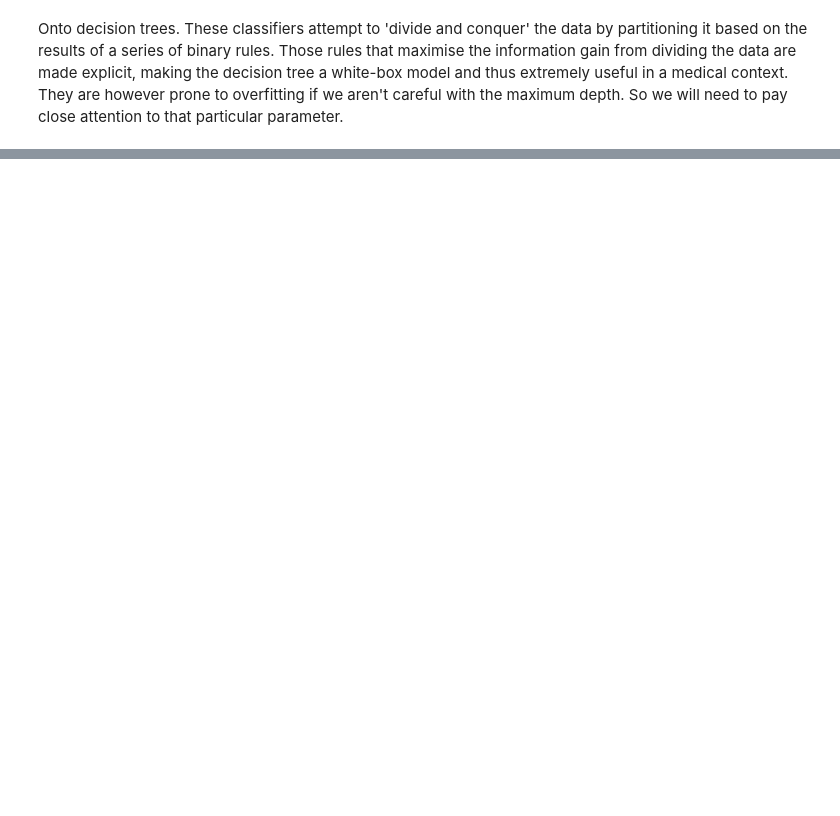
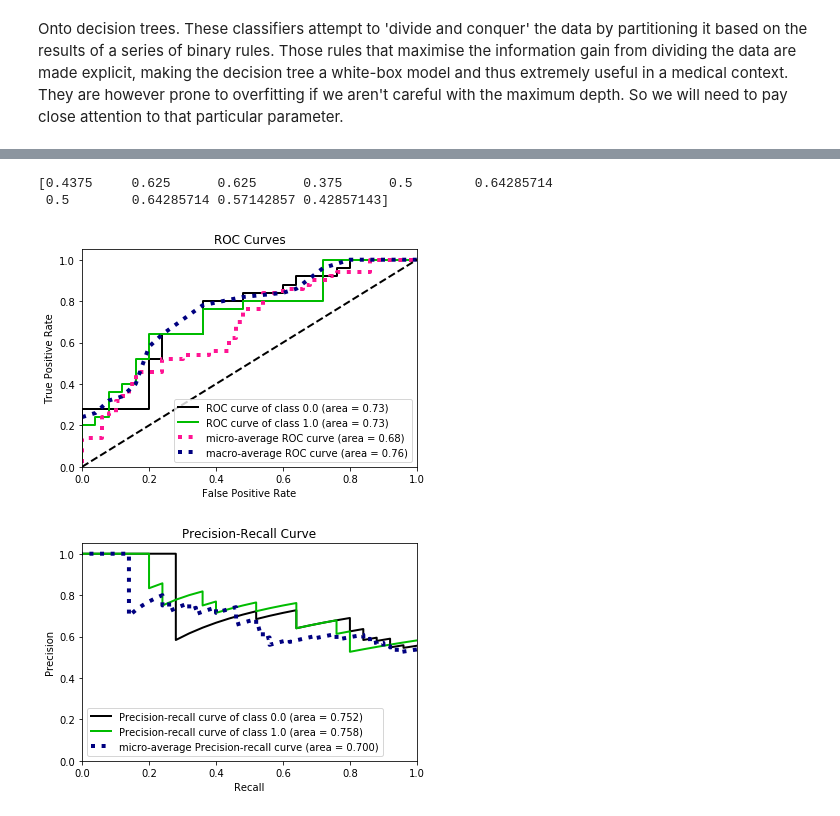
Before and after one commit to danielsoutar/CS4098, a Jupyter notebook: Modelling and Evaluation.ipynb, the cells around one changed output, grey strips where cells are left out. Saved outputs shown, nothing was run; the diff lists cells and outputs as text; code cells hidden in the pictures; blank space fills up the shorter version.

```diff
--- a/Modelling and Evaluation.ipynb
+++ b/Modelling and Evaluation.ipynb
@@ -427,0 +415,13 @@ clf = GridSearchCV
+# %%
+m = 115
+upper = 5
+
+X, y, positives = Loader.load_new_dataset_singular(m=115, upper=upper, display_plot=True, pretty_print=True)
+
+features = [str(i+1) for i in range(X.shape[1])]
+features[-1] = features[-1] + '+'
+
+X_minority, X_majority, y_minority, y_majority = np.take(X, positives, axis=0), np.delete(X, positives, axis=0), \
+                                                 np.take(y, positives, axis=0), np.delete(y, positives, axis=0)
+
+X_train, X_test, y_train, y_test = train_test_split(X, y, test_size=0.10, stratify=y)
@@ -427,0 +496,31 @@ clf = GridSearchCV
+# %%
+# Partition
+X_train, X_test, y_train, y_test = train_test_split(X_smote, y_smote, test_size=0.25, stratify=y_smote)
+# Pick a baseline classifier - Naive Bayes
+nb = GaussianNB()
+
+# Very large class imbalance, so use stratified K-fold cross-validation.
+cross_val = StratifiedKFold(n_splits=10, random_state=0)
+
+# Use RFE for feature selection
+est = svm.SVR(kernel="linear")
+selector = feature_selection.RFE(est)
+
+# Create pipeline
+clf = Pipeline(steps=[("feature selection", selector), ("classifier", nb)])
+
+# Score using F1-score due to class imbalance
+scores = cross_val_score(clf, X_train, y_train, cv=cross_val, scoring=make_scorer(f1_score, average='micro'))
+
+# Fit and make predictions. Use these to plot ROC curves.
+print(scores)
+clf.fit(X_train, y_train)
+y_pred = clf.predict_proba(X_test)
+skplt.metrics.plot_roc_curve(y_test, y_pred)
+skplt.metrics.plot_precision_recall_curve(y_test, y_pred)
+plt.show()
+# %% [output]
+[0.4375     0.625      0.625      0.375      0.5        0.64285714
+ 0.5        0.64285714 0.57142857 0.42857143]
+[figure, added]
+[figure, added]
```
Also changed, not shown: parts of 31 cells of this notebook, 3 other files.
